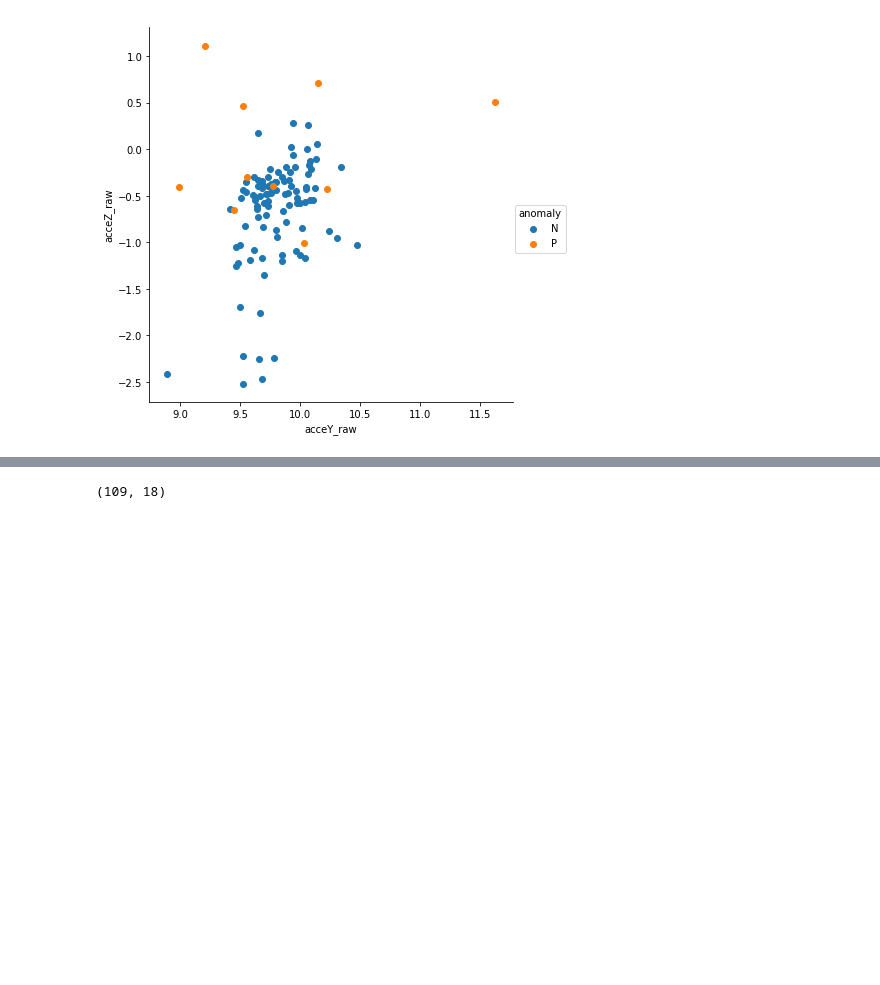
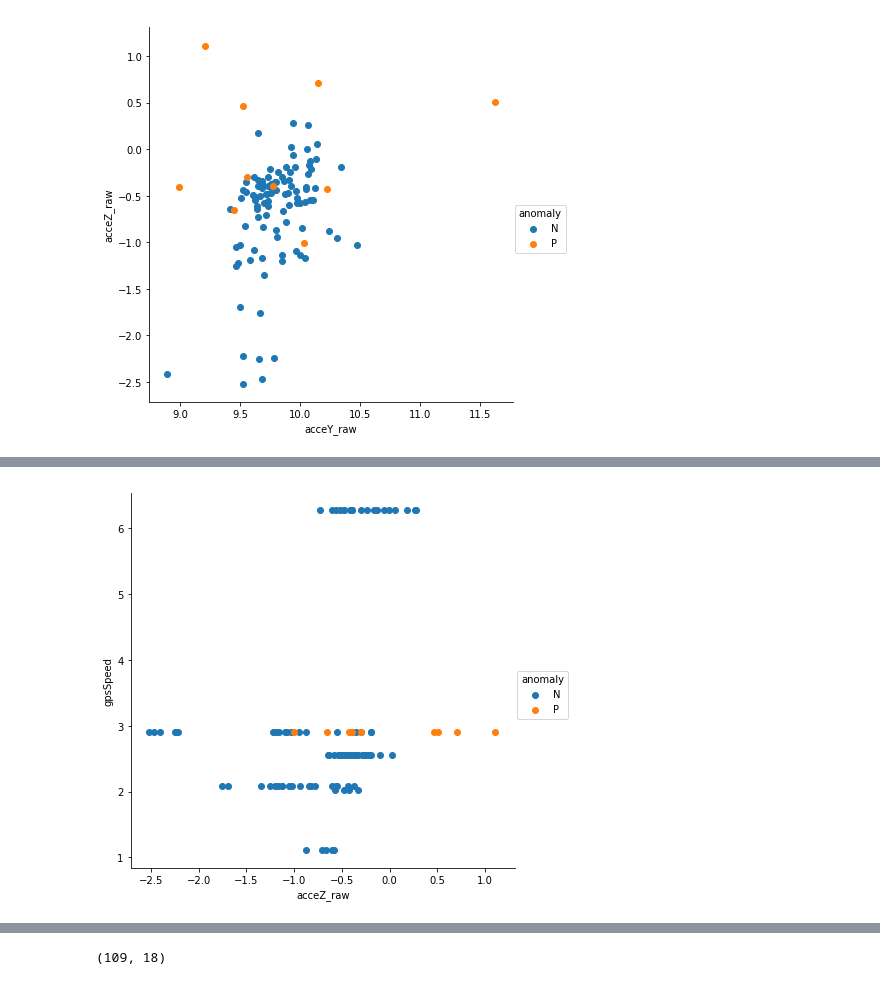
Before and after one commit to codemogroup/ML_Project, a Jupyter notebook: AnomalyDetector.ipynb, the cells around one changed output, grey strips where cells are left out. Cells and saved outputs as stored; diff of their text form; code cells hidden in the pictures; blank space fills up the shorter version.

```diff
--- a/AnomalyDetector.ipynb
+++ b/AnomalyDetector.ipynb
@@ -54,0 +74,8 @@ plt.show()
+# %%
+sns.FacetGrid(data, hue="anomaly", size=6) \
+   .map(plt.scatter, "acceZ_raw", "gpsSpeed") \
+   .add_legend()
+
+plt.show()
+# %% [output]
+[figure, added]
```
Also changed, not shown: parts of 42 cells of this notebook.
